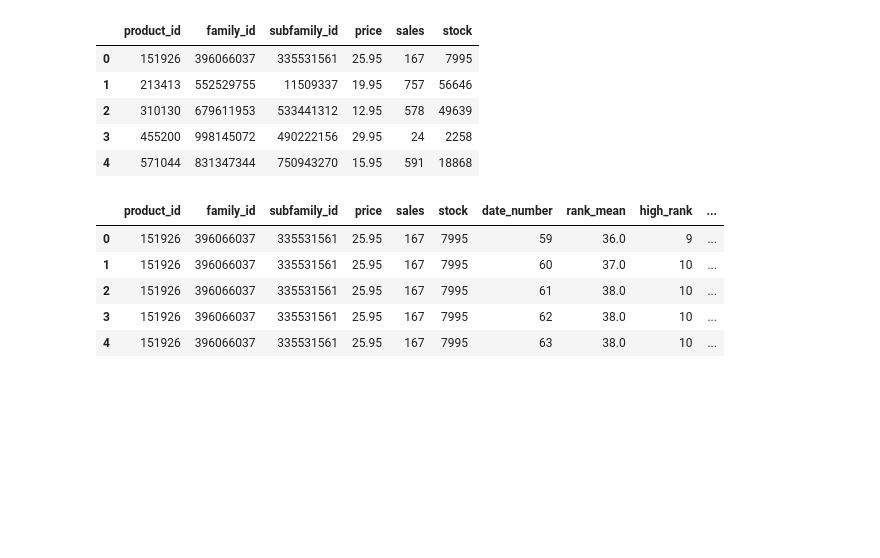
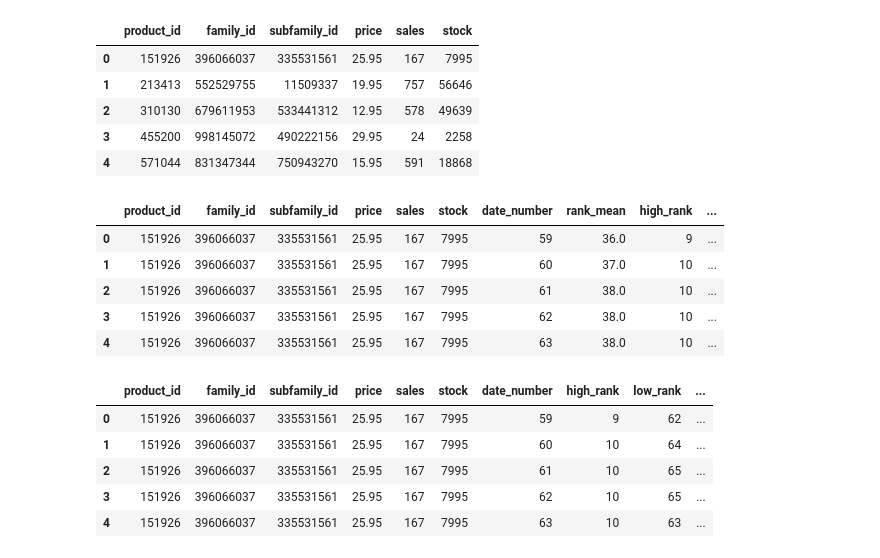
Before and after one commit to HassanSamkari/Applied-Data-Science-Capstone, a Jupyter notebook: Fashion_sales.ipynb, the cells around one changed output. Cells and saved outputs as stored; diff of their text form; code cells hidden in the pictures; blank space fills up the shorter version.

```diff
--- a/Fashion_sales.ipynb
+++ b/Fashion_sales.ipynb
@@ -87,3 +89,14 @@ df.head()
+# %%
+df['product_status'] = df['rank_level'].apply(lambda x: "denial" if (x>0)  else "deal")
+df=df.drop(columns=('rank_mean'))
+df.head()
+# %% [output]
+|  | product_id | family_id | subfamily_id | price | sales | stock | date_number | high_rank | low_rank | ... |
+| 0 | 151926 | 396066037 | 335531561 | 25.95 | 167 | 7995 | 59 | 9 | 62 | ... |
+| 1 | 151926 | 396066037 | 335531561 | 25.95 | 167 | 7995 | 60 | 10 | 64 | ... |
+| 2 | 151926 | 396066037 | 335531561 | 25.95 | 167 | 7995 | 61 | 10 | 65 | ... |
+| 3 | 151926 | 396066037 | 335531561 | 25.95 | 167 | 7995 | 62 | 10 | 65 | ... |
+| 4 | 151926 | 396066037 | 335531561 | 25.95 | 167 | 7995 | 63 | 10 | 63 | ... |
 # %%
 train = df.loc[df['date_number'] <= 46].reset_index(drop=True)
 test = df.loc[df['date_number'] >= 46].reset_index(drop=True)
```
Also changed, not shown: parts of 18 cells of this notebook.
